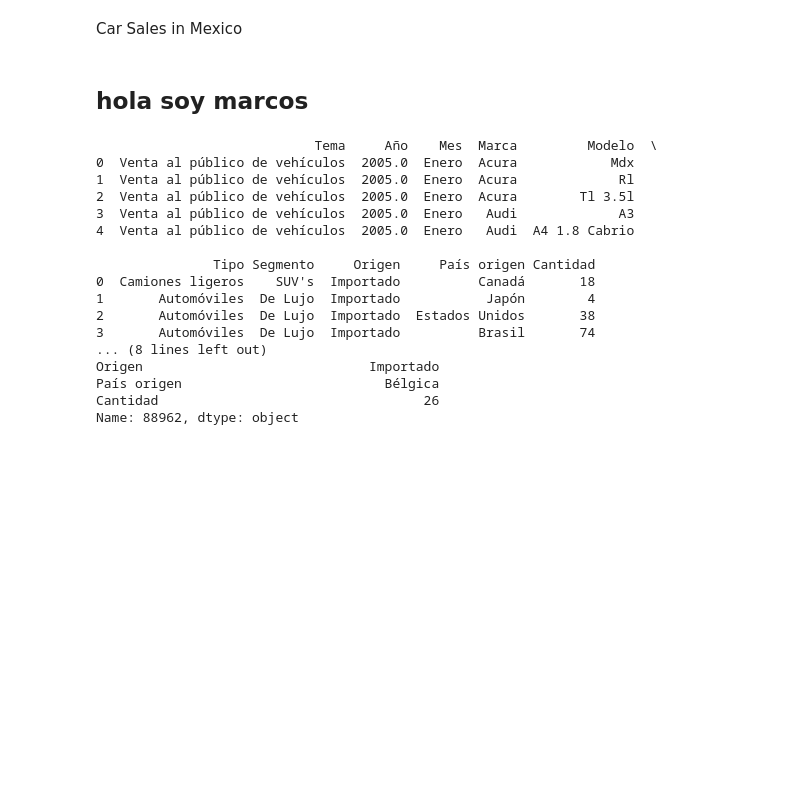
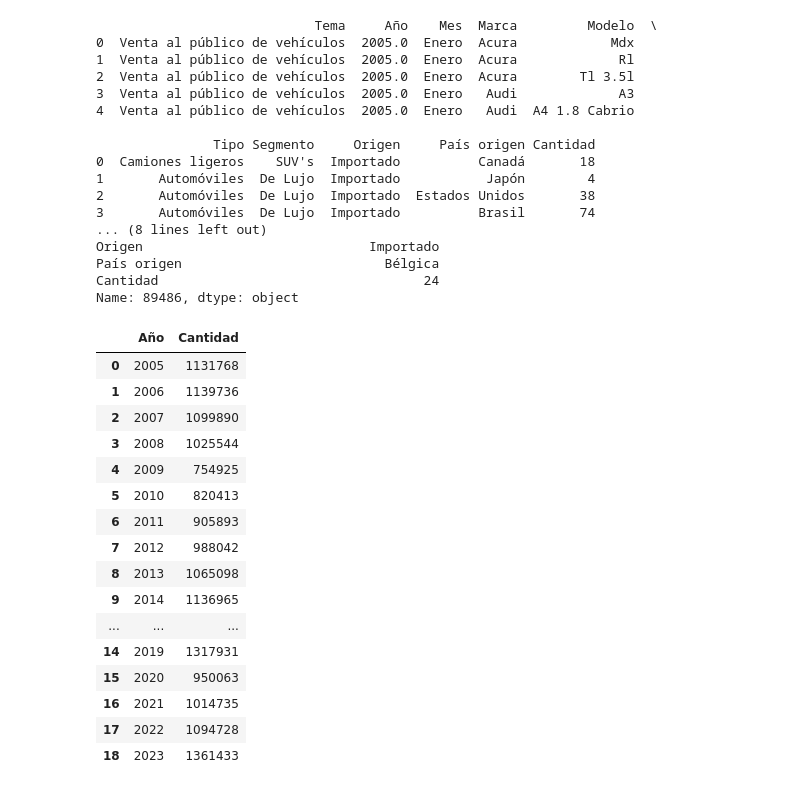
Before and after one commit to AngelesVillagrana/Project-1, a Jupyter notebook: Project-1-Car-Sales.ipynb, the cells around one changed output. Saved outputs shown, nothing was run; the diff lists cells and outputs as text; code cells hidden in the pictures; blank space fills up the shorter version.

```diff
--- a/Project-1-Car-Sales.ipynb
+++ b/Project-1-Car-Sales.ipynb
@@ -1,18 +1,15 @@
-# %% [markdown]
-Car Sales in Mexico
-# %% [markdown]
-## hola soy marcos
 # %%
 import matplotlib.pyplot as plt
 import pandas as pd
 import scipy.stats as sem
 import numpy as np
+import matplotlib.ticker as mtick
 
 # URL del archivo Excel
 url_InegiCars = "https://www.inegi.org.mx/contenidos/datosprimarios/iavl/tabulados/8_Ventas_serie.xlsx"
 
 # Leer el archivo Excel desde la URL, comenzando desde la 6ta fila ya que en la quinta están los títulos y la última fila solo es para saber dónde acaba el data set.
-df_CarsMex = pd.read_excel(url, header=5)  )
+df_CarsMex = pd.read_excel(url_InegiCars, header=5)
 ultima_fila = df_CarsMex.iloc[-5]
 
 # Prueba de funionamiento Mostrar las primeras 5 filas del DataFrame
@@ -34,5 +31,41 @@ print(ultima_fila)
 ... (8 lines left out)
 Origen                             Importado
 País origen                          Bélgica
-Cantidad                                  26
-Name: 88962, dtype: object
+Cantidad                                  24
+Name: 89486, dtype: object
+# %%
+# Convertir la columna 'Cantidad' a tipo numérico
+df_CarsMex['Cantidad'] = pd.to_numeric(df_CarsMex['Cantidad'], errors='coerce')
+
+# Eliminar filas con valores NaN en la columna 'Cantidad'
+df_CarsMex = df_CarsMex.dropna(subset=['Cantidad'])
+
+# Create a DataFrame with columns to total: Year, Cantidad
+ventas_por_año_df = pd.DataFrame(df_CarsMex.groupby(df_CarsMex["Año"])["Cantidad"].sum())
+ventas_por_año_df.reset_index(drop=False, inplace=True)
+
+# Format 'Cantidad' column with commas and no decimals
+ventas_por_año_df['Año'] = ventas_por_año_df['Año'].astype(int)
+ventas_por_año_df['Cantidad'] = ventas_por_año_df['Cantidad'].astype(int)
+
+# Drop the row corresponding to the year 2024
+ventas_por_año_df = ventas_por_año_df.drop(19)
+ventas_por_año_df
+# %% [output]
+|  | Año | Cantidad |
+| 0 | 2005 | 1131768 |
+| 1 | 2006 | 1139736 |
+| 2 | 2007 | 1099890 |
+| 3 | 2008 | 1025544 |
+| 4 | 2009 | 754925 |
+| 5 | 2010 | 820413 |
+| 6 | 2011 | 905893 |
+| 7 | 2012 | 988042 |
+| 8 | 2013 | 1065098 |
+| 9 | 2014 | 1136965 |
+| ... | ... | ... |
+| 14 | 2019 | 1317931 |
+| 15 | 2020 | 950063 |
+| 16 | 2021 | 1014735 |
+| 17 | 2022 | 1094728 |
+| 18 | 2023 | 1361433 |
```
Also changed, not shown: parts of 2 cells of this notebook.
